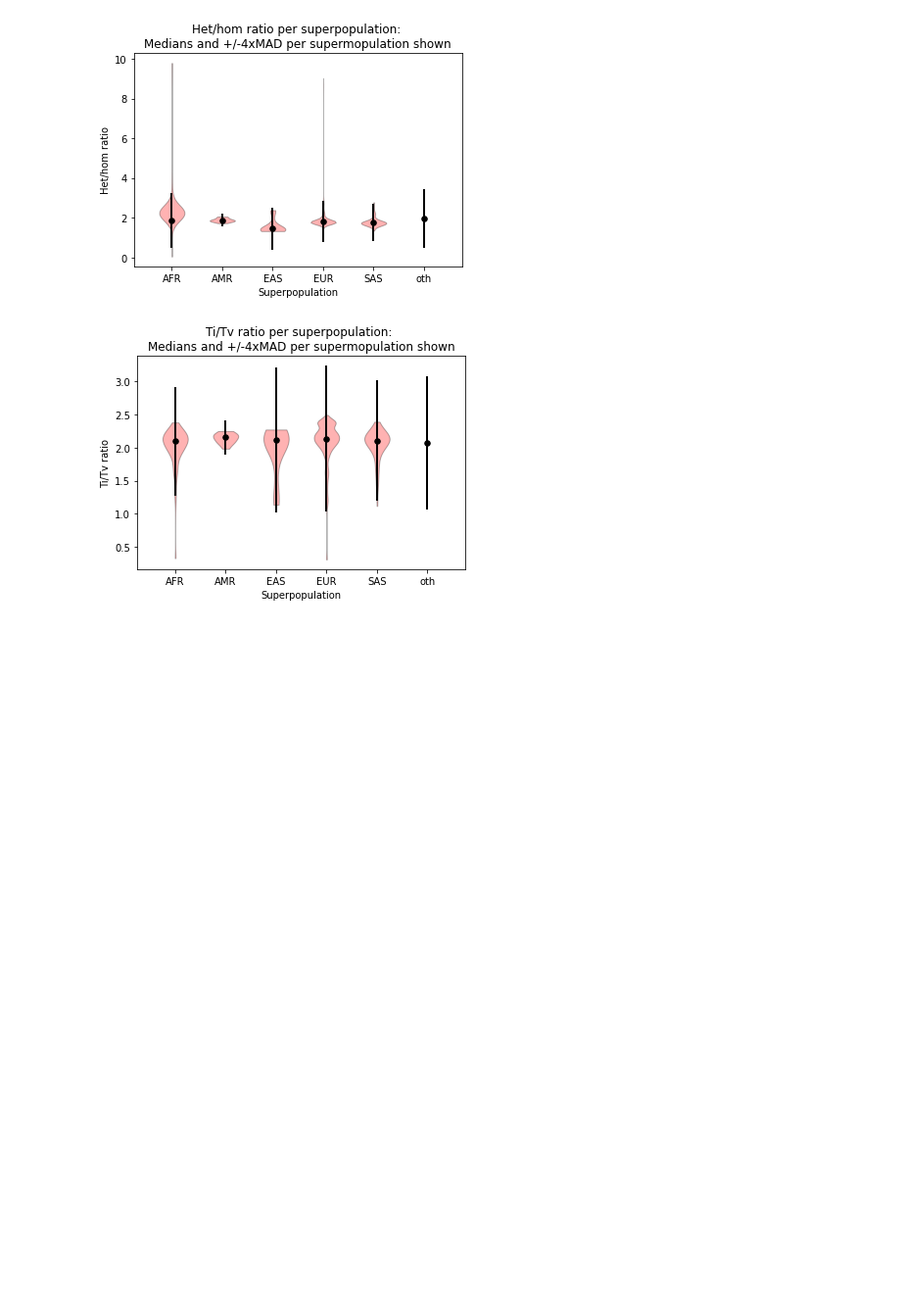
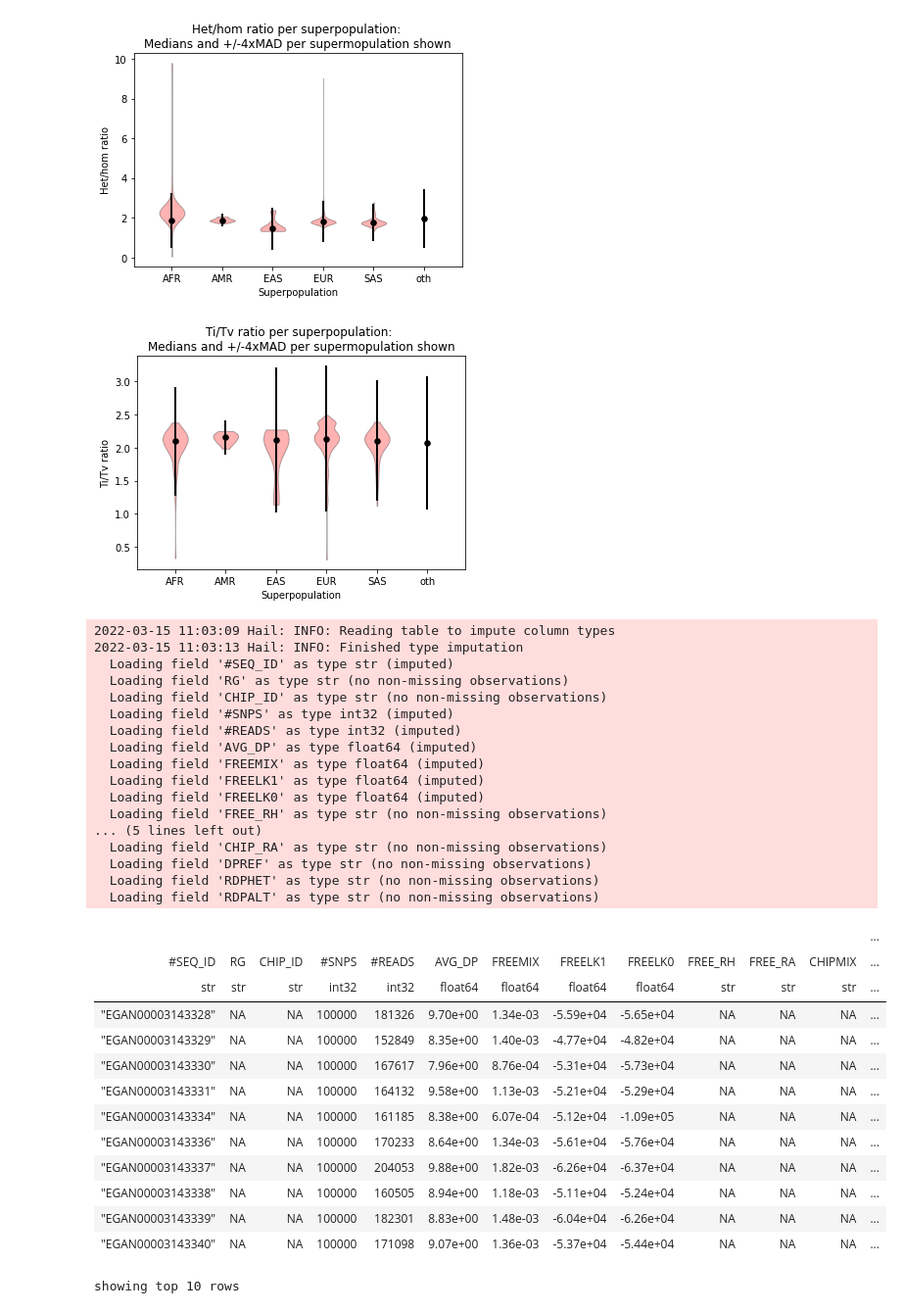
Before and after one commit to wtsi-hgi/wes-qc, a Jupyter notebook: jupyter_notebooks/sample_qc/plot_stratified_sample_qc.ipynb, the cells around one changed output. Shown: that part at 98% size. Drawn from its saved outputs; the diff is of its cells as text; code cells hidden in the pictures; blank space fills up the shorter version.

```diff
--- a/jupyter_notebooks/sample_qc/plot_stratified_sample_qc.ipynb
+++ b/jupyter_notebooks/sample_qc/plot_stratified_sample_qc.ipynb
@@ -532,3 +532,42 @@ plotfile = plot_dir + '/sample_qc/TiTv_violin_with_4MAD.png'
 plt.savefig(plotfile, dpi=100)
 # %% [output]
 [figure]
+# %%
+#annotate sample QC ht with freemix scrore
+#annotate with FREEMIX
+verifybamfile = lustre_dir + "verifybamid/verify_bam_id_result_concat.selfSM"
+
+verifybam_ht = hl.import_table(verifybamfile, delimiter="\t", impute=True).key_by('#SEQ_ID')
+verifybam_ht.show()
+# %% [output]
+2022-03-15 11:03:09 Hail: INFO: Reading table to impute column types
+2022-03-15 11:03:13 Hail: INFO: Finished type imputation
+  Loading field '#SEQ_ID' as type str (imputed)
+  Loading field 'RG' as type str (no non-missing observations)
+  Loading field 'CHIP_ID' as type str (no non-missing observations)
+  Loading field '#SNPS' as type int32 (imputed)
+  Loading field '#READS' as type int32 (imputed)
+  Loading field 'AVG_DP' as type float64 (imputed)
+  Loading field 'FREEMIX' as type float64 (imputed)
+  Loading field 'FREELK1' as type float64 (imputed)
+  Loading field 'FREELK0' as type float64 (imputed)
+  Loading field 'FREE_RH' as type str (no non-missing observations)
+... (5 lines left out)
+  Loading field 'CHIP_RA' as type str (no non-missing observations)
+  Loading field 'DPREF' as type str (no non-missing observations)
+  Loading field 'RDPHET' as type str (no non-missing observations)
+  Loading field 'RDPALT' as type str (no non-missing observations)
+|  |  |  |  |  |  |  |  |  |  |  |  | ... |
+| #SEQ_ID | RG | CHIP_ID | #SNPS | #READS | AVG_DP | FREEMIX | FREELK1 | FREELK0 | FREE_RH | FREE_RA | CHIPMIX | ... |
+| str | str | str | int32 | int32 | float64 | float64 | float64 | float64 | str | str | str | ... |
+| "EGAN00003143328" | NA | NA | 100000 | 181326 | 9.70e+00 | 1.34e-03 | -5.59e+04 | -5.65e+04 | NA | NA | NA | ... |
+| "EGAN00003143329" | NA | NA | 100000 | 152849 | 8.35e+00 | 1.40e-03 | -4.77e+04 | -4.82e+04 | NA | NA | NA | ... |
+| "EGAN00003143330" | NA | NA | 100000 | 167617 | 7.96e+00 | 8.76e-04 | -5.31e+04 | -5.73e+04 | NA | NA | NA | ... |
+| "EGAN00003143331" | NA | NA | 100000 | 164132 | 9.58e+00 | 1.13e-03 | -5.21e+04 | -5.29e+04 | NA | NA | NA | ... |
+| "EGAN00003143334" | NA | NA | 100000 | 161185 | 8.38e+00 | 6.07e-04 | -5.12e+04 | -1.09e+05 | NA | NA | NA | ... |
+| "EGAN00003143336" | NA | NA | 100000 | 170233 | 8.64e+00 | 1.34e-03 | -5.61e+04 | -5.76e+04 | NA | NA | NA | ... |
+| "EGAN00003143337" | NA | NA | 100000 | 204053 | 9.88e+00 | 1.82e-03 | -6.26e+04 | -6.37e+04 | NA | NA | NA | ... |
+| "EGAN00003143338" | NA | NA | 100000 | 160505 | 8.94e+00 | 1.18e-03 | -5.11e+04 | -5.24e+04 | NA | NA | NA | ... |
+| "EGAN00003143339" | NA | NA | 100000 | 182301 | 8.83e+00 | 1.48e-03 | -6.04e+04 | -6.26e+04 | NA | NA | NA | ... |
+| "EGAN00003143340" | NA | NA | 100000 | 171098 | 9.07e+00 | 1.36e-03 | -5.37e+04 | -5.44e+04 | NA | NA | NA | ... |
+showing top 10 rows
```
Also changed, not shown: parts of 5 cells of this notebook, 2 other files.
